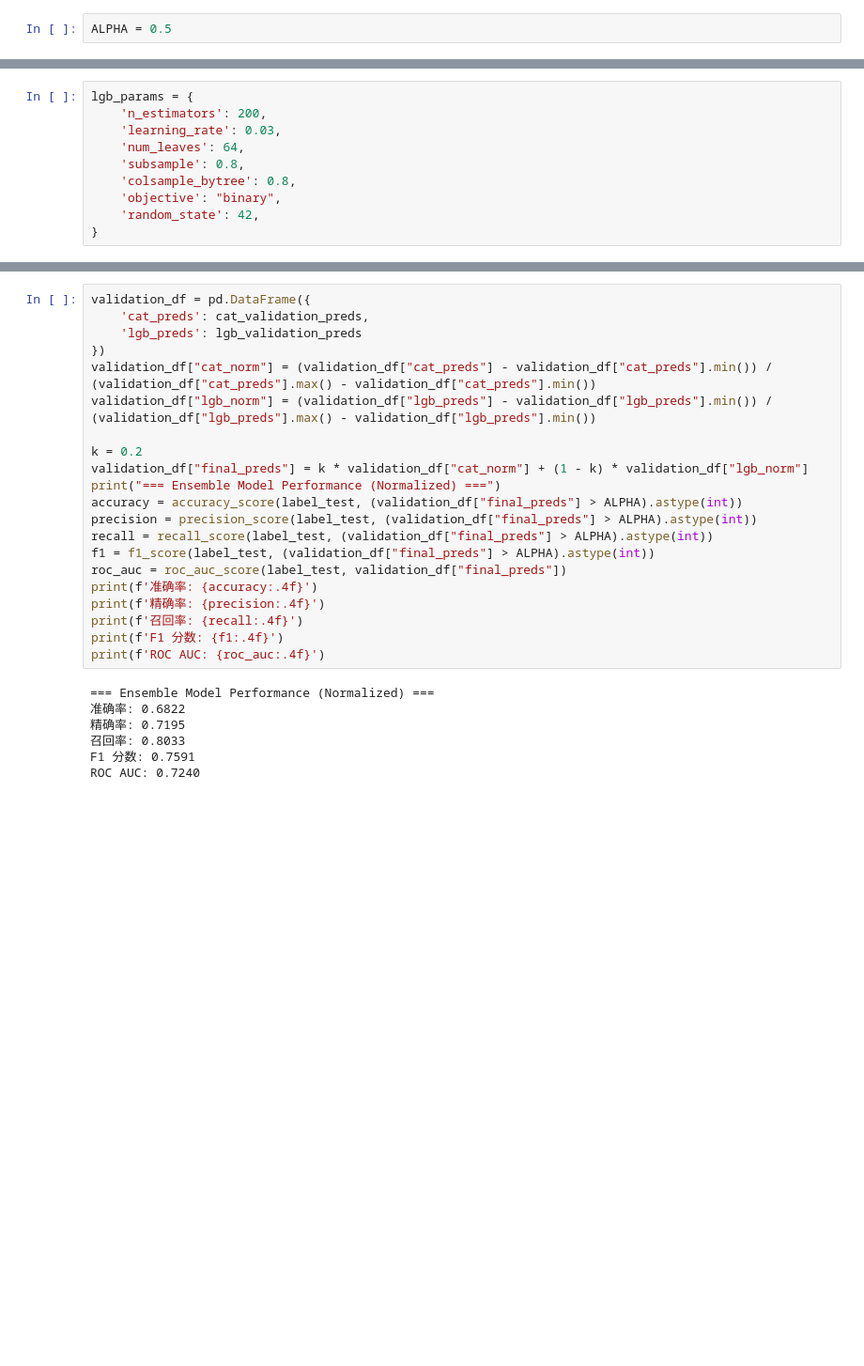
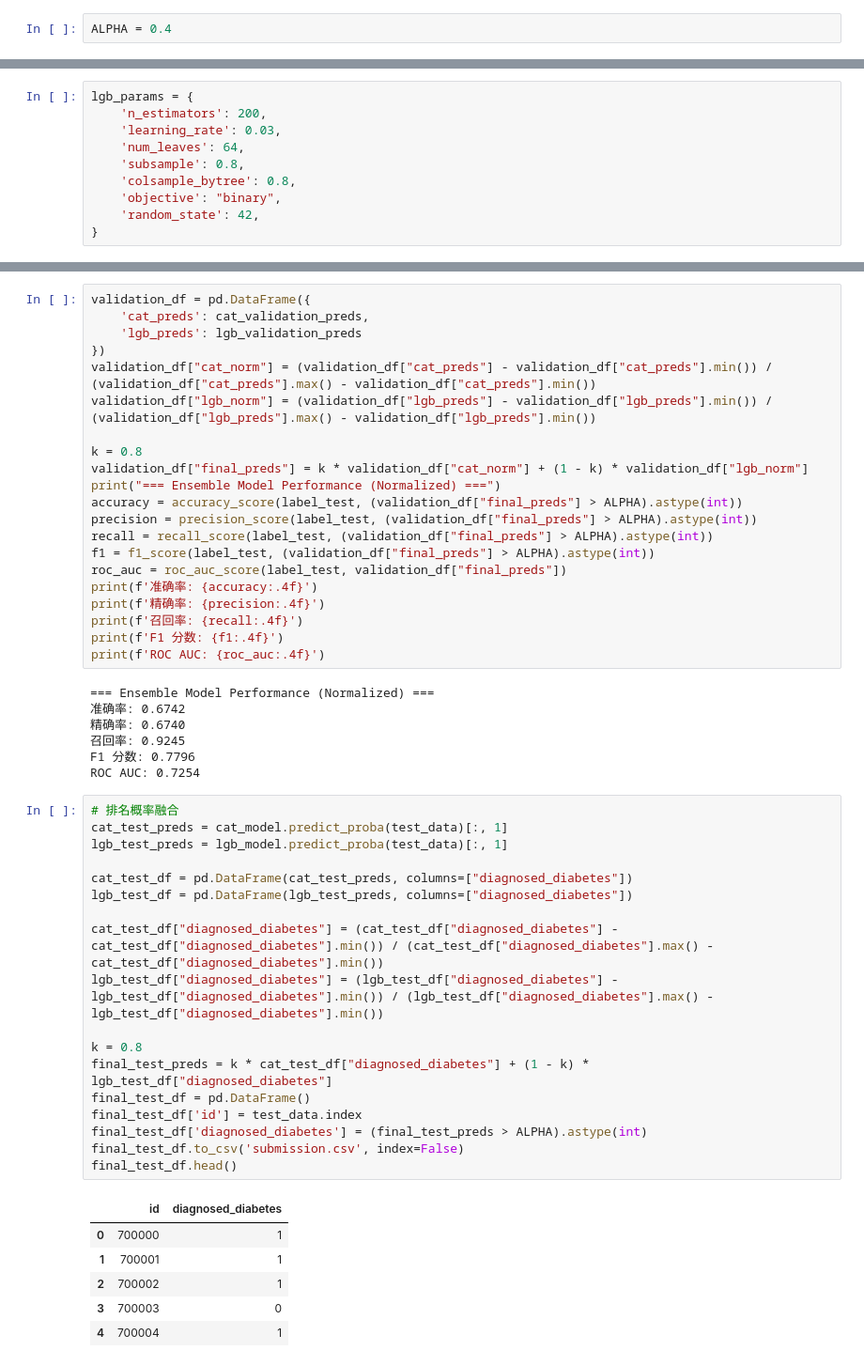
Before and after one commit to Musheng-bot/AI-Project, a Jupyter notebook: run.ipynb, the cells around one changed output, grey strips where cells are left out. Shown: that part at 94% size. Drawn from its saved outputs; the diff is of its cells as text; blank space fills up the shorter version.

```diff
--- a/run.ipynb
+++ b/run.ipynb
@@ -19,7 +19,7 @@ from lightgbm import LGBMClassifier
 from catboost import CatBoostClassifier
 from sklearn.model_selection import StratifiedKFold
 # %%
-ALPHA = 0.5
+ALPHA = 0.4
 # %%
 train_data = pd.read_csv('data/train.csv', index_col='id')
 train_data.columns
@@ -332,7 +387,7 @@ validation_df = pd.DataFrame({
 validation_df["cat_norm"] = (validation_df["cat_preds"] - validation_df["cat_preds"].min()) / (validation_df["cat_preds"].max() - validation_df["cat_preds"].min())
 validation_df["lgb_norm"] = (validation_df["lgb_preds"] - validation_df["lgb_preds"].min()) / (validation_df["lgb_preds"].max() - validation_df["lgb_preds"].min())
 
-k = 0.2
+k = 0.8
 validation_df["final_preds"] = k * validation_df["cat_norm"] + (1 - k) * validation_df["lgb_norm"]
 print("=== Ensemble Model Performance (Normalized) ===")
 accuracy = accuracy_score(label_test, (validation_df["final_preds"] > ALPHA).astype(int))
@@ -347,11 +402,36 @@ print(f'F1 分数: {f1:.4f}')
 print(f'ROC AUC: {roc_auc:.4f}')
 # %% [output]
 === Ensemble Model Performance (Normalized) ===
-准确率: 0.6822
-精确率: 0.7195
-召回率: 0.8033
-F1 分数: 0.7591
-ROC AUC: 0.7240
+准确率: 0.6742
+精确率: 0.6740
+召回率: 0.9245
+F1 分数: 0.7796
+ROC AUC: 0.7254
+# %%
+# 排名概率融合
+cat_test_preds = cat_model.predict_proba(test_data)[:, 1]
+lgb_test_preds = lgb_model.predict_proba(test_data)[:, 1]
+
+cat_test_df = pd.DataFrame(cat_test_preds, columns=["diagnosed_diabetes"])
+lgb_test_df = pd.DataFrame(lgb_test_preds, columns=["diagnosed_diabetes"])
+
+cat_test_df["diagnosed_diabetes"] = (cat_test_df["diagnosed_diabetes"] - cat_test_df["diagnosed_diabetes"].min()) / (cat_test_df["diagnosed_diabetes"].max() - cat_test_df["diagnosed_diabetes"].min())
+lgb_test_df["diagnosed_diabetes"] = (lgb_test_df["diagnosed_diabetes"] - lgb_test_df["diagnosed_diabetes"].min()) / (lgb_test_df["diagnosed_diabetes"].max() - lgb_test_df["diagnosed_diabetes"].min())
+
+k = 0.8
+final_test_preds = k * cat_test_df["diagnosed_diabetes"] + (1 - k) * lgb_test_df["diagnosed_diabetes"]
+final_test_df = pd.DataFrame()
+final_test_df['id'] = test_data.index
+final_test_df['diagnosed_diabetes'] = (final_test_preds > ALPHA).astype(int)
+final_test_df.to_csv('submission.csv', index=False)
+final_test_df.head()
+# %% [output]
+|  | id | diagnosed_diabetes |
+| 0 | 700000 | 1 |
+| 1 | 700001 | 1 |
+| 2 | 700002 | 1 |
+| 3 | 700003 | 0 |
+| 4 | 700004 | 1 |
 # %%
 # 排名概率融合
 from scipy.stats import rankdata
```
Also changed, not shown: parts of 11 cells of this notebook, 3 other files.
